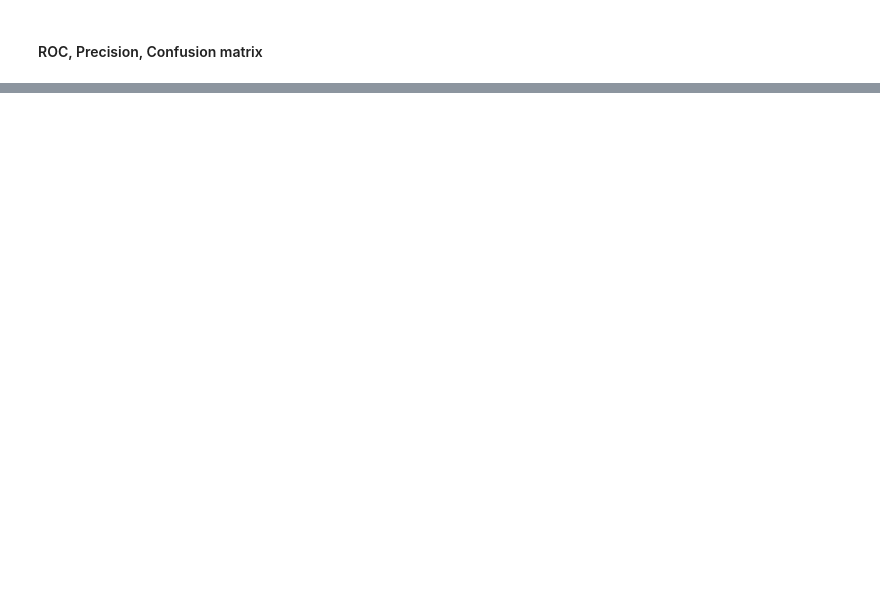
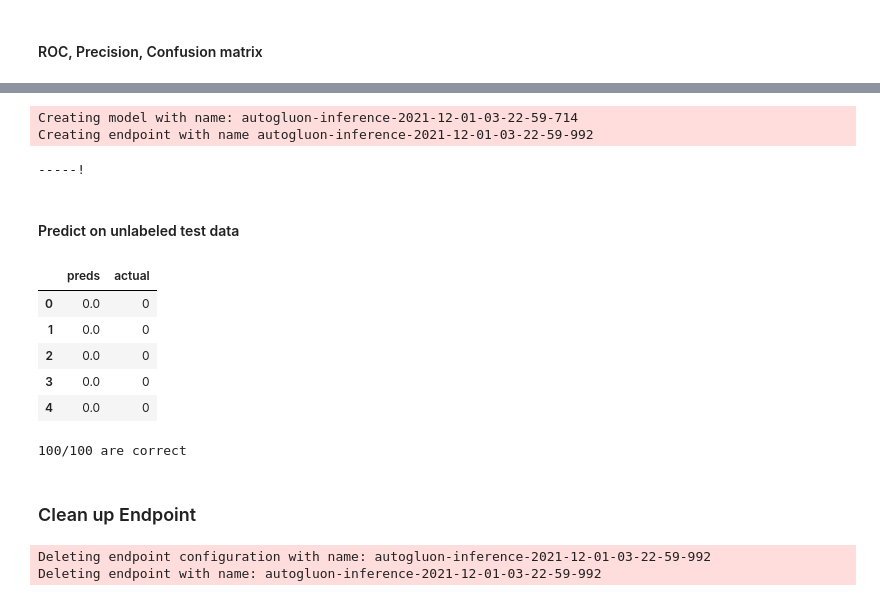
Before and after one commit to lunarian60/fraud-detector-workshop, a Jupyter notebook: code/phase0/sm/autogluon/autogluon.ipynb, the cells around one changed output, grey strips where cells are left out. Cells and saved outputs as stored; diff of their text form; code cells hidden in the pictures; blank space fills up the shorter version.

```diff
--- a/code/phase0/sm/autogluon/autogluon.ipynb
+++ b/code/phase0/sm/autogluon/autogluon.ipynb
@@ -401,0 +508,47 @@ predictor.leaderboard(silent=True)
+# %%
+model = AutoGluonInferenceModel(
+    model_data=model_data,
+    role=role,
+    region=region,
+    framework_version="0.3.1",
+    instance_type=instance_type,
+    source_dir="scripts",
+    entry_point="tabular_serve.py",
+)
+# %%
+%%time
+predictor = model.deploy(
+    initial_instance_count=1, serializer=CSVSerializer(), instance_type=instance_type
+)
+# %% [output]
+Creating model with name: autogluon-inference-2021-12-01-03-22-59-714
+Creating endpoint with name autogluon-inference-2021-12-01-03-22-59-992
+-----!
+# %% [markdown]
+#### Predict on unlabeled test data
+# %%
+df = pd.read_csv("data/test.csv")
+data = df.drop(columns="is_attributed")[:100].values
+# %%
+preds = predictor.predict(data)
+# %%
+p = pd.DataFrame({"preds": pd.DataFrame(preds)[0], "actual": df["is_attributed"][: len(preds)]})
+p.head()
+# %% [output]
+|  | preds | actual |
+| 0 | 0.0 | 0 |
+| 1 | 0.0 | 0 |
+| 2 | 0.0 | 0 |
+| 3 | 0.0 | 0 |
+| 4 | 0.0 | 0 |
+# %%
+print(f"{(p.preds==p.actual).astype(int).sum()}/{len(p)} are correct")
+# %% [output]
+100/100 are correct
+# %% [markdown]
+### Clean up Endpoint
+# %%
+predictor.delete_endpoint()
+# %% [output]
+Deleting endpoint configuration with name: autogluon-inference-2021-12-01-03-22-59-992
+Deleting endpoint with name: autogluon-inference-2021-12-01-03-22-59-992
```
Also changed, not shown: parts of 35 cells of this notebook, 3 other files.
